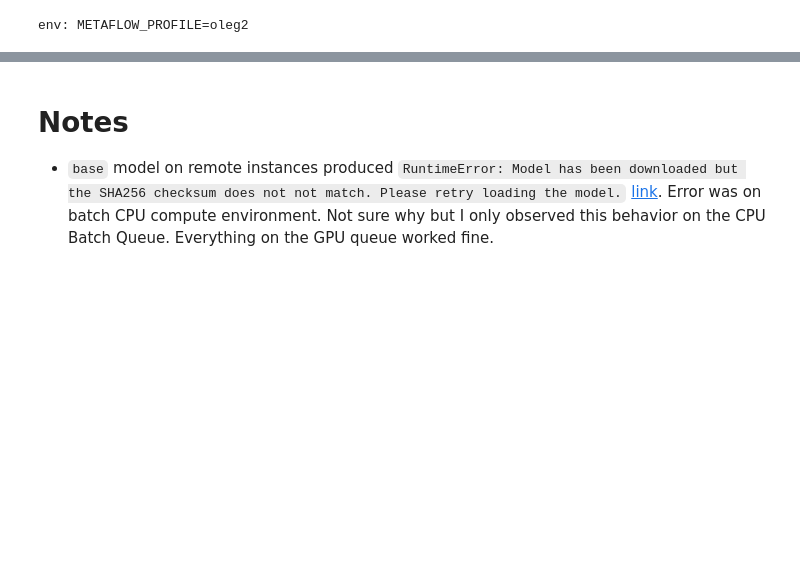
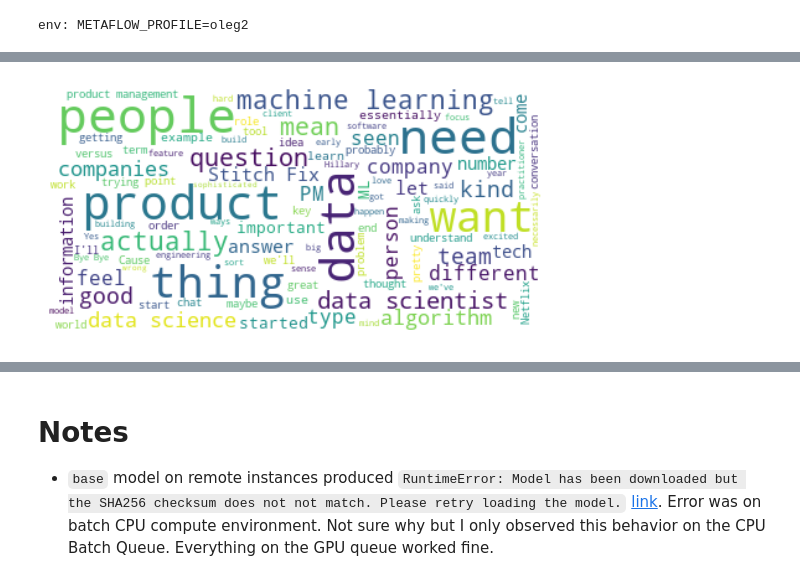
Before and after one commit to outerbounds/whisper-metaflow, a Jupyter notebook: youtube_video_to_text_demo.ipynb, the cells around one changed output, grey strips where cells are left out. Drawn from its saved outputs; the diff is of its cells as text; code cells hidden in the pictures; blank space fills up the shorter version.

Commit message:
add wordcloud

```diff
--- a/youtube_video_to_text_demo.ipynb
+++ b/youtube_video_to_text_demo.ipynb
@@ -134,0 +139,20 @@ video = YouTube('https://youtube.com/watch?v=hIiDXPHqEFM')
+# %%
+def aggregate_stopwords(words = []):
+    try:
+        from nltk.corpus import stopwords
+        words += list(stopwords.words('english'))
+    except LookupError:
+        import nltk
+        from nltk.corpus import stopwords
+        nltk.download('stopwords')
+        words += list(words.words('english'))
+    try:
+        from gensim.parsing.preprocessing import remove_stopwords, STOPWORDS
+        words += list(STOPWORDS)
+    except:
+        pass
+    try:
+        words += spacy.load('en_core_web_lg').Defaults.stop_words
+    except:
+        pass
+    return list(set(words))
@@ -134,0 +1013,25 @@ video = YouTube('https://youtube.com/watch?v=hIiDXPHqEFM')
+# %%
+import matplotlib.pyplot as plt
+
+my_stopwords = [
+    'know', 'think', 'well', 'Yeah', 'way', "I've", 'way',
+    'much', 'like', 'oh', 'stuff', "they're", "I'm",
+    'everyone', 'thinking', 'today', 'um', "we're",
+    "going", "right", "saying", "sure", "lot", "okay",
+    "time", "Bye Bye"
+]
+
+stopwords = aggregate_stopwords(words = my_stopwords)
+
+wordcloud = WordCloud(
+    max_words = 100,
+    max_font_size=40,
+    background_color='white',
+    stopwords = stopwords
+).generate(text)
+
+fig, ax = plt.subplots(1,1)
+plt.axis("off")
+ax.imshow(wordcloud, interpolation="bilinear");
+# %% [output]
+[figure, added]
```
Also changed, not shown: parts of 12 cells of this notebook, 3 other files.
